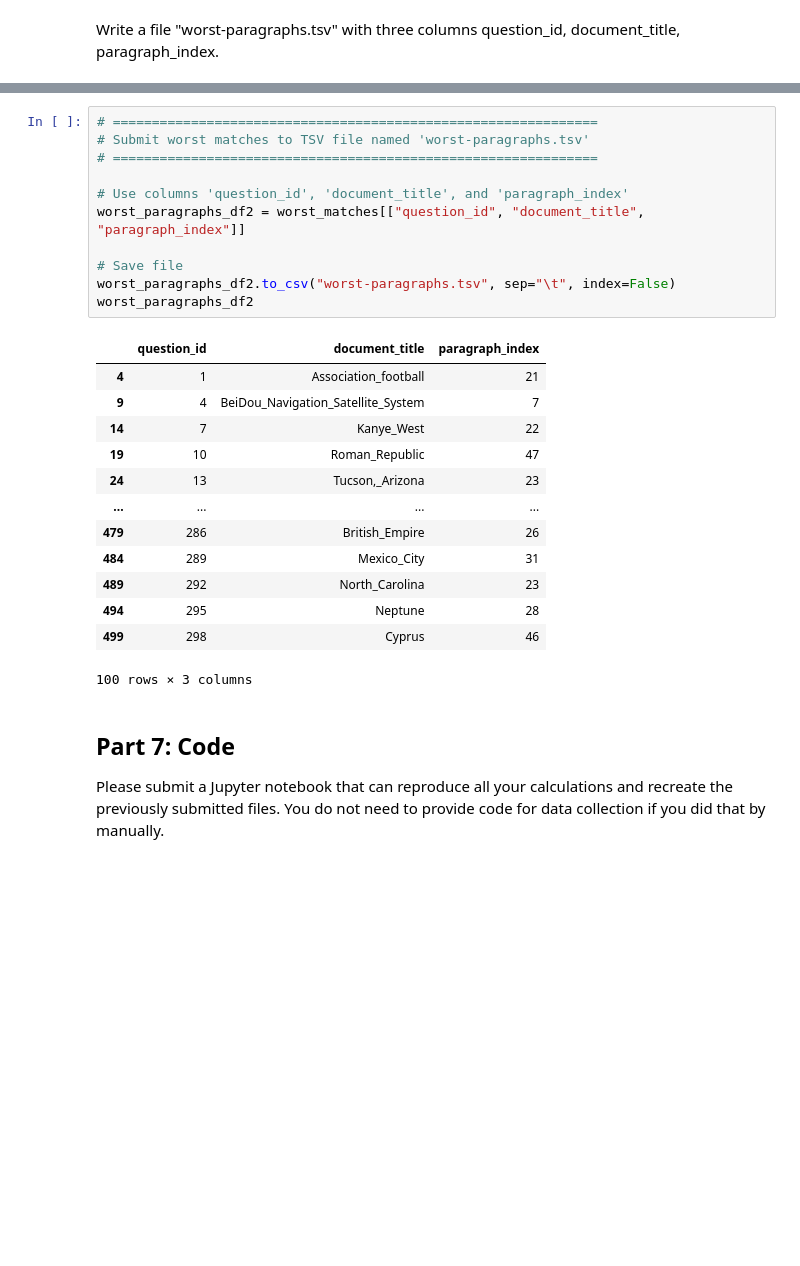
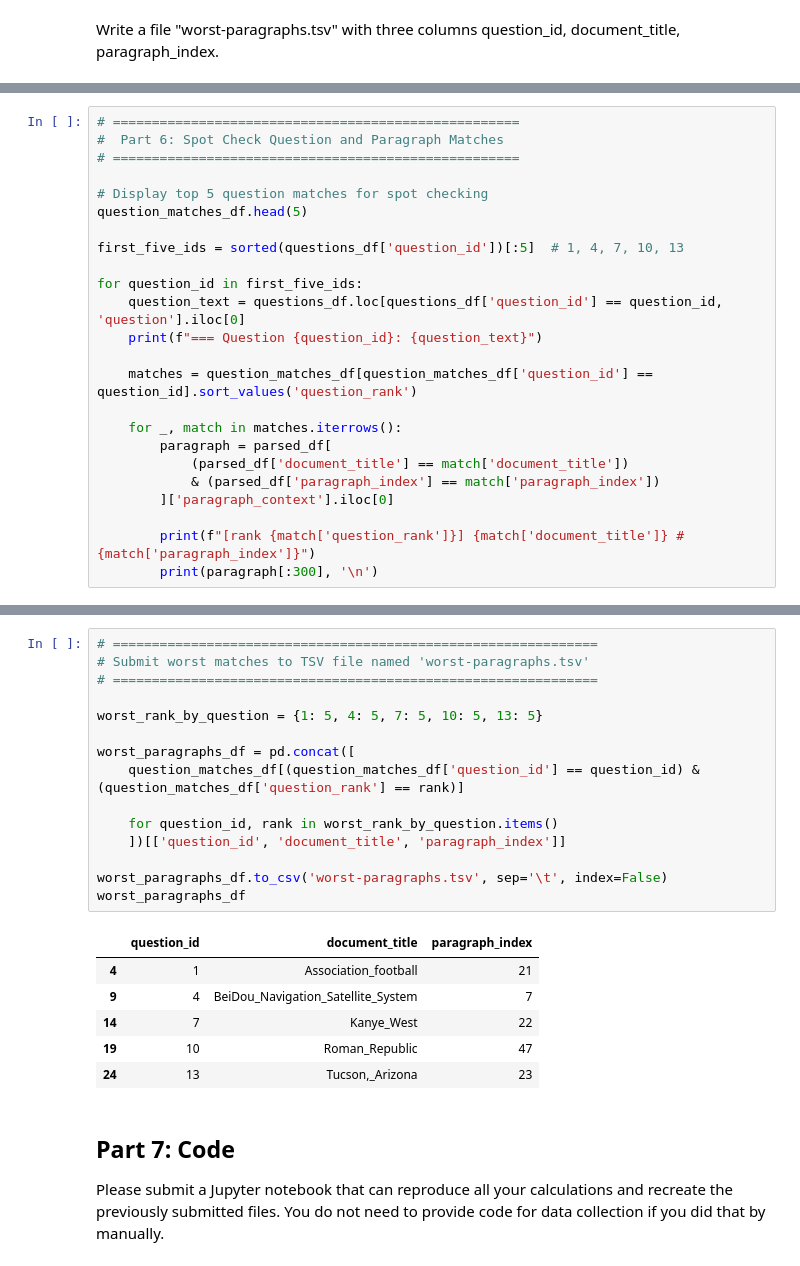
Before and after one commit to veniola/dx704-project-10, a Jupyter notebook: dx704-project-10.ipynb, the cells around one changed output, grey strips where cells are left out. Drawn from its saved outputs; the diff is of its cells as text; blank space fills up the shorter version.

```diff
--- a/dx704-project-10.ipynb
+++ b/dx704-project-10.ipynb
@@ -346,0 +329,24 @@ worst_paragraphs_df1.head(5)
+# %%
+# ====================================================
+#  Part 6: Spot Check Question and Paragraph Matches
+# ====================================================
+
+# Display top 5 question matches for spot checking
+question_matches_df.head(5)
+
+first_five_ids = sorted(questions_df['question_id'])[:5]  # 1, 4, 7, 10, 13
+
+for question_id in first_five_ids:
+    question_text = questions_df.loc[questions_df['question_id'] == question_id, 'question'].iloc[0]
+    print(f"=== Question {question_id}: {question_text}")
+
+    matches = question_matches_df[question_matches_df['question_id'] == question_id].sort_values('question_rank')
+
+    for _, match in matches.iterrows():
+        paragraph = parsed_df[
+            (parsed_df['document_title'] == match['document_title'])
+            & (parsed_df['paragraph_index'] == match['paragraph_index'])
+        ]['paragraph_context'].iloc[0]
+
+        print(f"[rank {match['question_rank']}] {match['document_title']} #{match['paragraph_index']}")
+        print(paragraph[:300], '\n')
@@ -347,28 +371,25 @@ worst_paragraphs_df1.head(5)
 # %%
 # ==============================================================
 # Submit worst matches to TSV file named 'worst-paragraphs.tsv'
 # ==============================================================
 
-# Use columns 'question_id', 'document_title', and 'paragraph_index'
-worst_paragraphs_df2 = worst_matches[["question_id", "document_title", "paragraph_index"]]
+worst_rank_by_question = {1: 5, 4: 5, 7: 5, 10: 5, 13: 5}
 
-# Save file
-worst_paragraphs_df2.to_csv("worst-paragraphs.tsv", sep="\t", index=False)
-worst_paragraphs_df2
+worst_paragraphs_df = pd.concat([
+    question_matches_df[(question_matches_df['question_id'] == question_id) & (question_matches_df['question_rank'] == rank)]
+
+    for question_id, rank in worst_rank_by_question.items()
+    ])[['question_id', 'document_title', 'paragraph_index']]
+
+worst_paragraphs_df.to_csv('worst-paragraphs.tsv', sep='\t', index=False)
+worst_paragraphs_df
 # %% [output]
 |  | question_id | document_title | paragraph_index |
 | 4 | 1 | Association_football | 21 |
 | 9 | 4 | BeiDou_Navigation_Satellite_System | 7 |
 | 14 | 7 | Kanye_West | 22 |
 | 19 | 10 | Roman_Republic | 47 |
 | 24 | 13 | Tucson,_Arizona | 23 |
-| ... | ... | ... | ... |
-| 479 | 286 | British_Empire | 26 |
-| 484 | 289 | Mexico_City | 31 |
-| 489 | 292 | North_Carolina | 23 |
-| 494 | 295 | Neptune | 28 |
-| 499 | 298 | Cyprus | 46 |
-100 rows × 3 columns
 # %% [markdown]
 ## Part 7: Code
 
```
Also changed, not shown: parts of 7 cells of this notebook, 2 other files.
